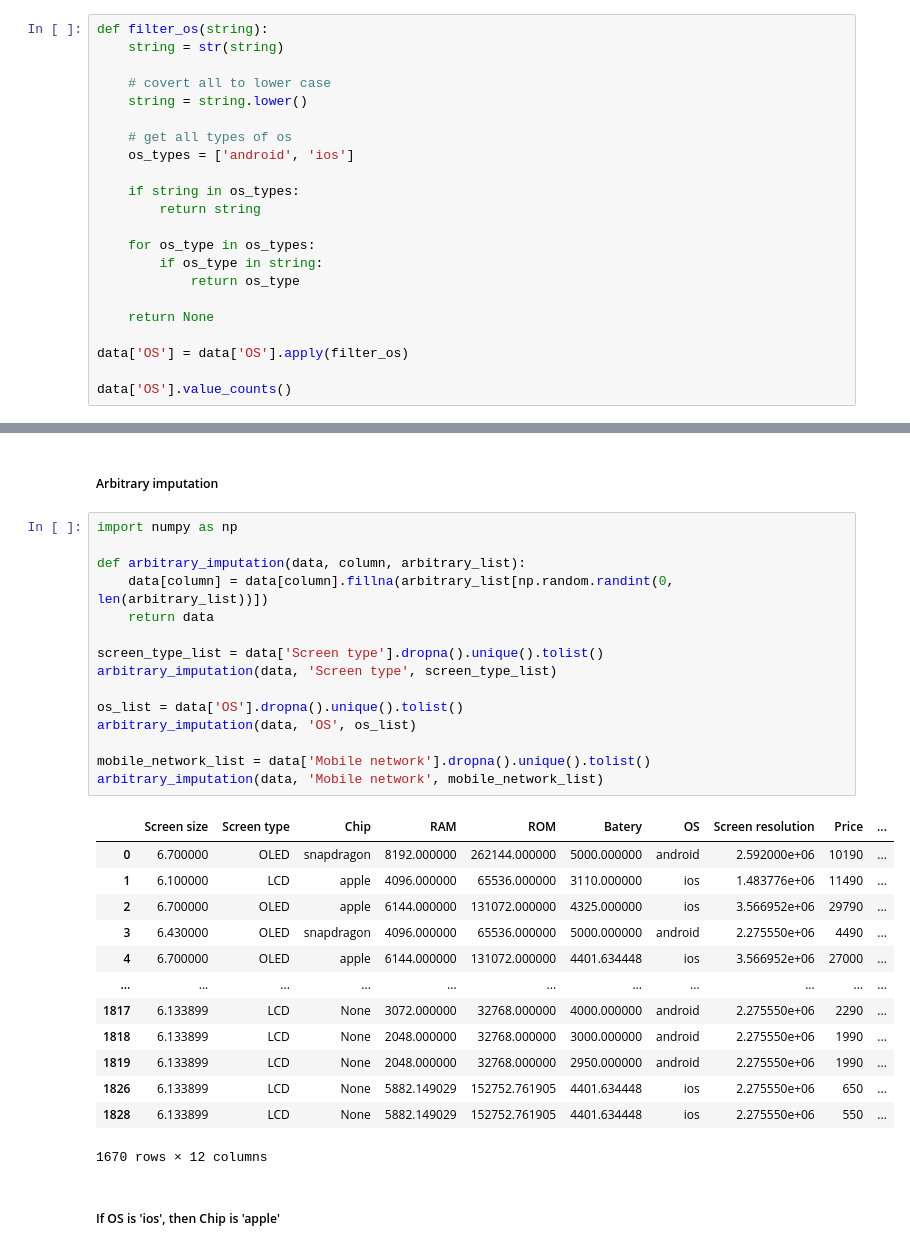
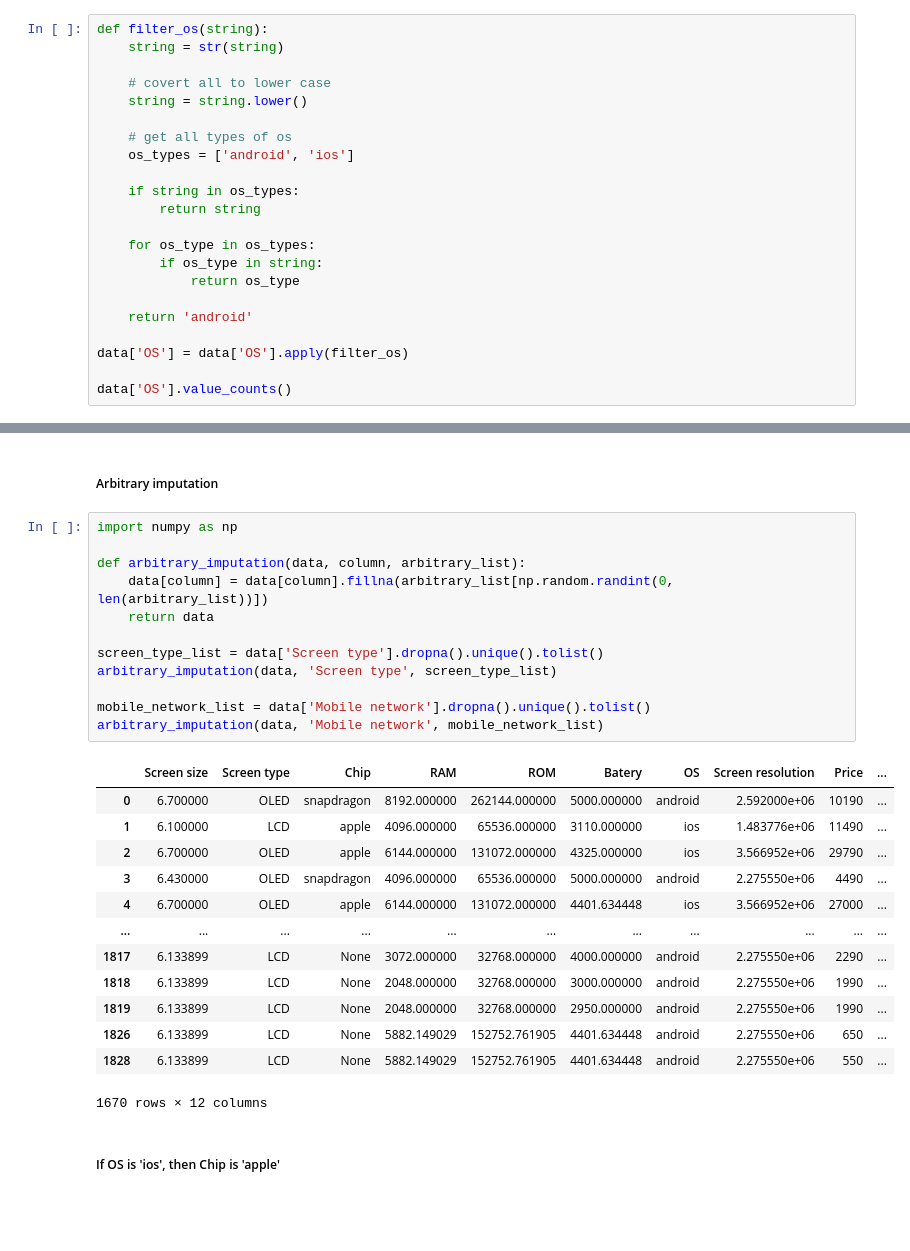
Before and after one commit to bongudth/mobile-price-prediction, a Jupyter notebook: clean.ipynb, the cells around one changed output, grey strips where cells are left out. Saved outputs shown, nothing was run; the diff lists cells and outputs as text; blank space fills up the shorter version.

```diff
--- a/clean.ipynb
+++ b/clean.ipynb
@@ -438,7 +438,7 @@ def filter_os(string):
         if os_type in string:
             return os_type
 
-    return None
+    return 'android'
 
 data['OS'] = data['OS'].apply(filter_os)
 
@@ -710,31 +710,28 @@ mean_imputation(data, 'Camera max MP')
 # %%
 import numpy as np
 
 def arbitrary_imputation(data, column, arbitrary_list):
     data[column] = data[column].fillna(arbitrary_list[np.random.randint(0, len(arbitrary_list))])
     return data
 
 screen_type_list = data['Screen type'].dropna().unique().tolist()
 arbitrary_imputation(data, 'Screen type', screen_type_list)
 
-os_list = data['OS'].dropna().unique().tolist()
-arbitrary_imputation(data, 'OS', os_list)
-
 mobile_network_list = data['Mobile network'].dropna().unique().tolist()
 arbitrary_imputation(data, 'Mobile network', mobile_network_list)
 # %% [output]
 |  | Screen size | Screen type | Chip | RAM | ROM | Batery | OS | Screen resolution | Price | ... |
 | 0 | 6.700000 | OLED | snapdragon | 8192.000000 | 262144.000000 | 5000.000000 | android | 2.592000e+06 | 10190 | ... |
 | 1 | 6.100000 | LCD | apple | 4096.000000 | 65536.000000 | 3110.000000 | ios | 1.483776e+06 | 11490 | ... |
 | 2 | 6.700000 | OLED | apple | 6144.000000 | 131072.000000 | 4325.000000 | ios | 3.566952e+06 | 29790 | ... |
 | 3 | 6.430000 | OLED | snapdragon | 4096.000000 | 65536.000000 | 5000.000000 | android | 2.275550e+06 | 4490 | ... |
 | 4 | 6.700000 | OLED | apple | 6144.000000 | 131072.000000 | 4401.634448 | ios | 3.566952e+06 | 27000 | ... |
 | ... | ... | ... | ... | ... | ... | ... | ... | ... | ... | ... |
 | 1817 | 6.133899 | LCD | None | 3072.000000 | 32768.000000 | 4000.000000 | android | 2.275550e+06 | 2290 | ... |
 | 1818 | 6.133899 | LCD | None | 2048.000000 | 32768.000000 | 3000.000000 | android | 2.275550e+06 | 1990 | ... |
 | 1819 | 6.133899 | LCD | None | 2048.000000 | 32768.000000 | 2950.000000 | android | 2.275550e+06 | 1990 | ... |
-| 1826 | 6.133899 | LCD | None | 5882.149029 | 152752.761905 | 4401.634448 | ios | 2.275550e+06 | 650 | ... |
-| 1828 | 6.133899 | LCD | None | 5882.149029 | 152752.761905 | 4401.634448 | ios | 2.275550e+06 | 550 | ... |
+| 1826 | 6.133899 | LCD | None | 5882.149029 | 152752.761905 | 4401.634448 | android | 2.275550e+06 | 650 | ... |
+| 1828 | 6.133899 | LCD | None | 5882.149029 | 152752.761905 | 4401.634448 | android | 2.275550e+06 | 550 | ... |
 1670 rows × 12 columns
 # %% [markdown]
 ##### If OS is 'ios', then Chip is 'apple'
```
Also changed, not shown: parts of 5 cells of this notebook, 5 other files.
